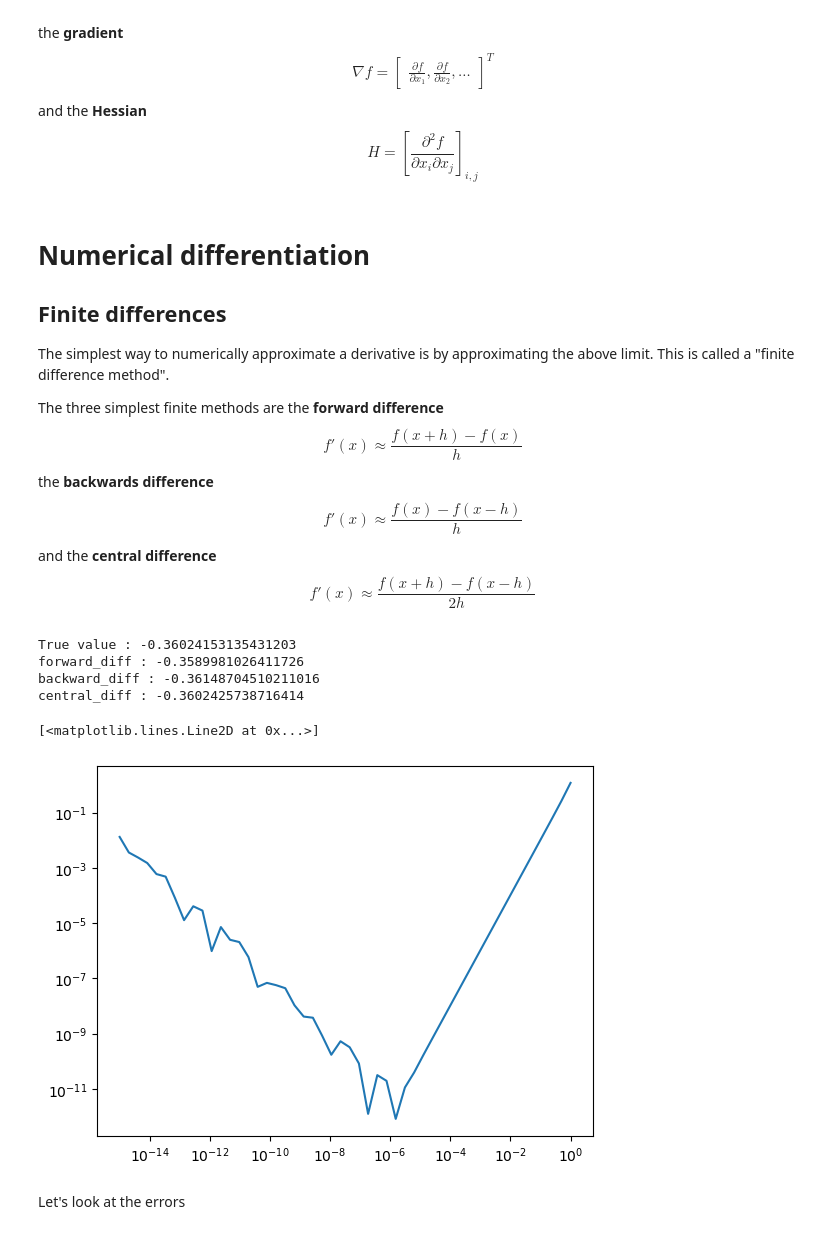
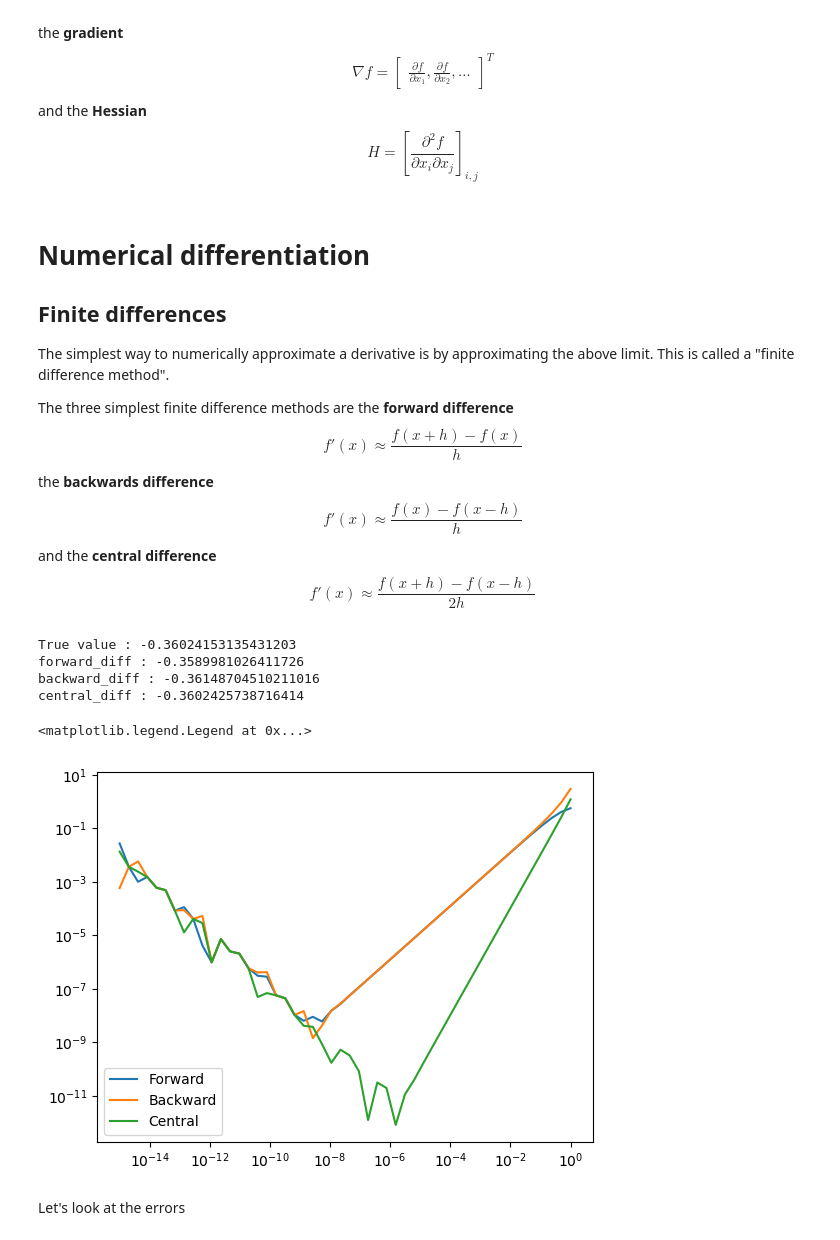
Before and after one commit to UChi-ComPy23/UChi-ComPy23.github.io, a Jupyter notebook: files/differentiation.ipynb, the cells around one changed output. Cells and saved outputs as stored; diff of their text form; code cells hidden in the pictures.

```diff
--- a/files/differentiation.ipynb
+++ b/files/differentiation.ipynb
@@ -18,7 +19,7 @@ from numpy import exp
 ## Finite differences
 The simplest way to numerically approximate a derivative is by approximating the above limit. This is called a "finite difference method".
 
-The three simplest finite methods are the **forward difference**
+The three simplest finite difference methods are the **forward difference**
 $$ f'(x) \approx \frac{f(x+h) - f(x)}{h}$$
 the **backwards difference**
 $$ f'(x) \approx \frac{f(x) - f(x-h)}{h}$$
@@ -48,14 +49,17 @@ backward_diff : -0.36148704510211016
 central_diff : -0.3602425738716414
 # %%
 hs = np.logspace(-15,0)
-errs = np.zeros(len(hs))
+errs = np.zeros([3,len(hs)])
 for i in range(len(hs)):
-    errs[i] = abs(central_diff(g,x0,hs[i])-gp(x0))
+    errs[0,i] = abs(forward_diff(g,x0,hs[i])-gp(x0))
+    errs[1,i] = abs(backward_diff(g,x0,hs[i])-gp(x0))
+    errs[2,i] = abs(central_diff(g,x0,hs[i])-gp(x0))
 
-plt.loglog(hs,errs)
+plt.loglog(hs,errs.T)
+plt.legend(['Forward', 'Backward', 'Central'])
 # %% [output]
-[<matplotlib.lines.Line2D at 0x...>]
+<matplotlib.legend.Legend at 0x...>
-[figure, old version]
+[figure, new version]
 # %% [markdown]
 Let's look at the errors
 # %%
```
Also changed, not shown: parts of 16 cells of this notebook.
